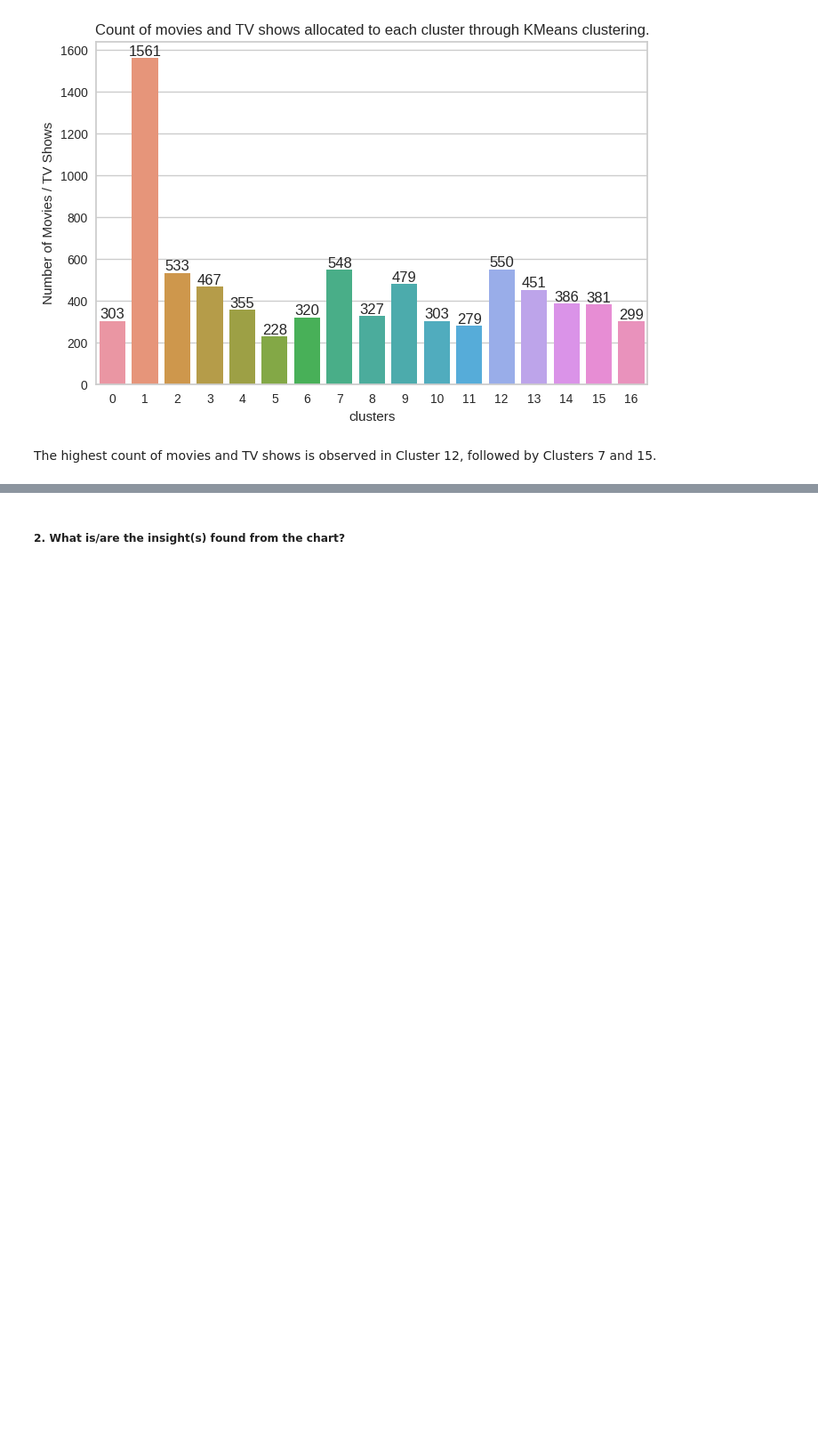
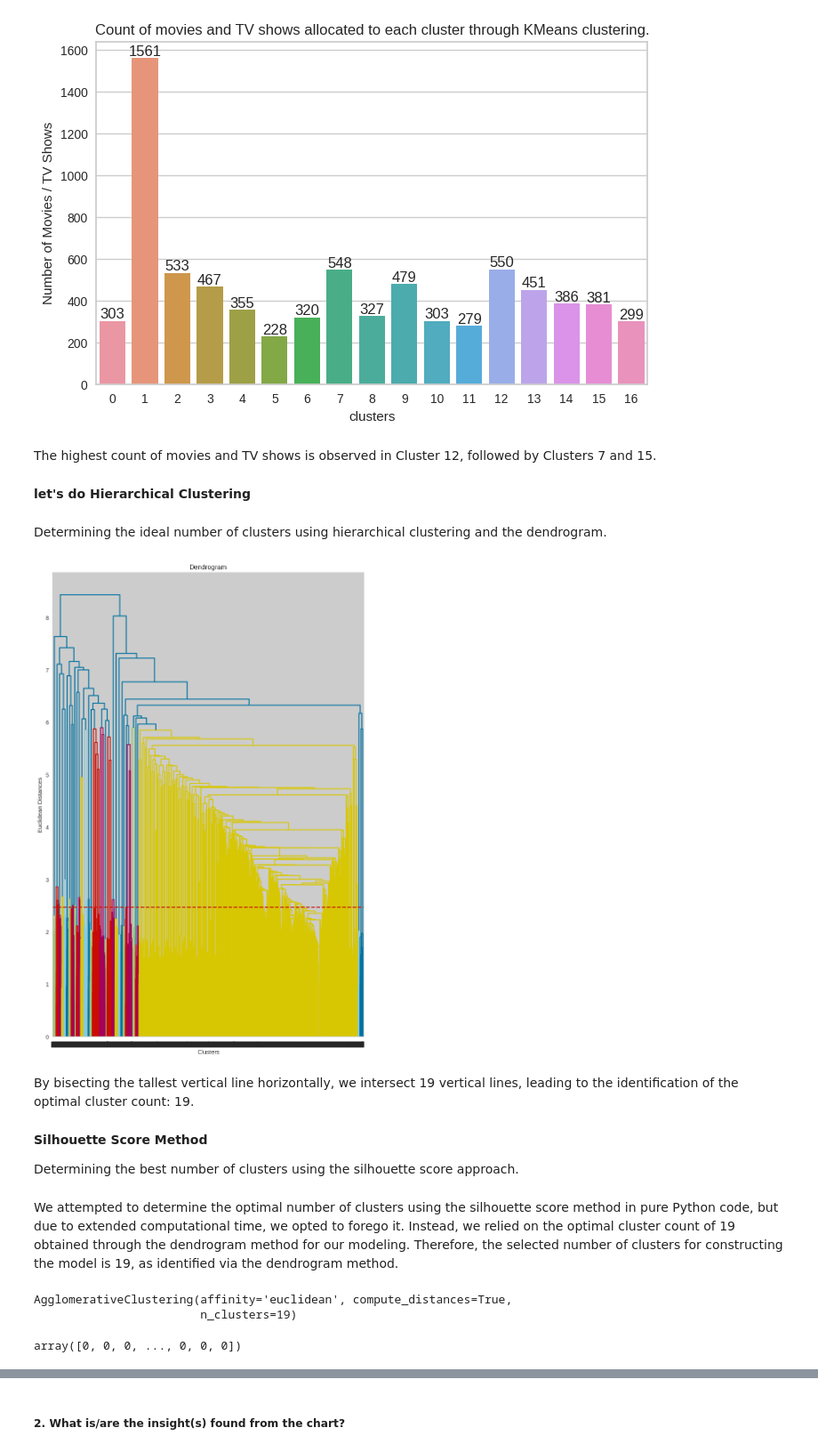
Before and after one commit to KiranKokateGitHub/Netflix-Movies-and-TV-Shows-Clustering_UnsupervisedML, a Jupyter notebook: Kiran_unsupervisedML.ipynb, the cells around one changed output, grey strips where cells are left out. Shown at 89% size. Saved outputs shown, nothing was run; the diff lists cells and outputs as text; code cells hidden in the pictures; blank space fills up the shorter version.

```diff
--- a/Kiran_unsupervisedML.ipynb
+++ b/Kiran_unsupervisedML.ipynb
@@ -1833,3 +1833,49 @@ Text(0, 0.5, 'Number of Movies / TV Shows')
 [figure]
 # %% [markdown]
 The highest count of movies and TV shows is observed in Cluster 12, followed by Clusters 7 and 15.
+# %% [markdown]
+**let's do Hierarchical Clustering**
+# %% [markdown]
+Determining the ideal number of clusters using hierarchical clustering and the dendrogram.
+# %%
+# Utilizing the dendrogram to identify the optimal number of clusters.
+
+# Import necessary dependNCIES
+import scipy.cluster.hierarchy as sch
+
+# Plot the dendogram
+plt.figure(figsize=(10,15))
+den = sch.dendrogram(sch.linkage(X, method = 'ward'))
+plt.axhline(y=2.47, color='r', linestyle='--')
+plt.title('Dendrogram')
+plt.xlabel('Clusters')
+plt.ylabel('Euclidean Distances')
+plt.show()
+# %% [output]
+[figure, added]
+# %% [markdown]
+By bisecting the tallest vertical line horizontally, we intersect 19 vertical lines, leading to the identification of the optimal cluster count: 19.
+# %% [markdown]
+**Silhouette Score Method**
+
+Determining the best number of clusters using the silhouette score approach.
+# %% [markdown]
+We attempted to determine the optimal number of clusters using the silhouette score method in pure Python code, but due to extended computational time, we opted to forego it. Instead, we relied on the optimal cluster count of 19 obtained through the dendrogram method for our modeling. Therefore, the selected number of clusters for constructing the model is 19, as identified via the dendrogram method.
+# %%
+# Fitting the hierarchical clustering model to the dataset with a specified cluster count of 19.
+
+# Import necessary dependancy
+from sklearn.cluster import AgglomerativeClustering
+
+# Let's Fit model
+hie_clu_mod = AgglomerativeClustering(n_clusters = 19, affinity = 'euclidean', linkage = 'ward', compute_distances=True)
+hie_clu_mod.fit(X)
+# %% [output]
+AgglomerativeClustering(affinity='euclidean', compute_distances=True,
+                        n_clusters=19)
+# %%
+# Make R Prediction
+Y_predict = hie_clu_mod.labels_
+Y_predict
+# %% [output]
+array([0, 0, 0, ..., 0, 0, 0])
```
Also changed, not shown: parts of 6 cells of this notebook.
